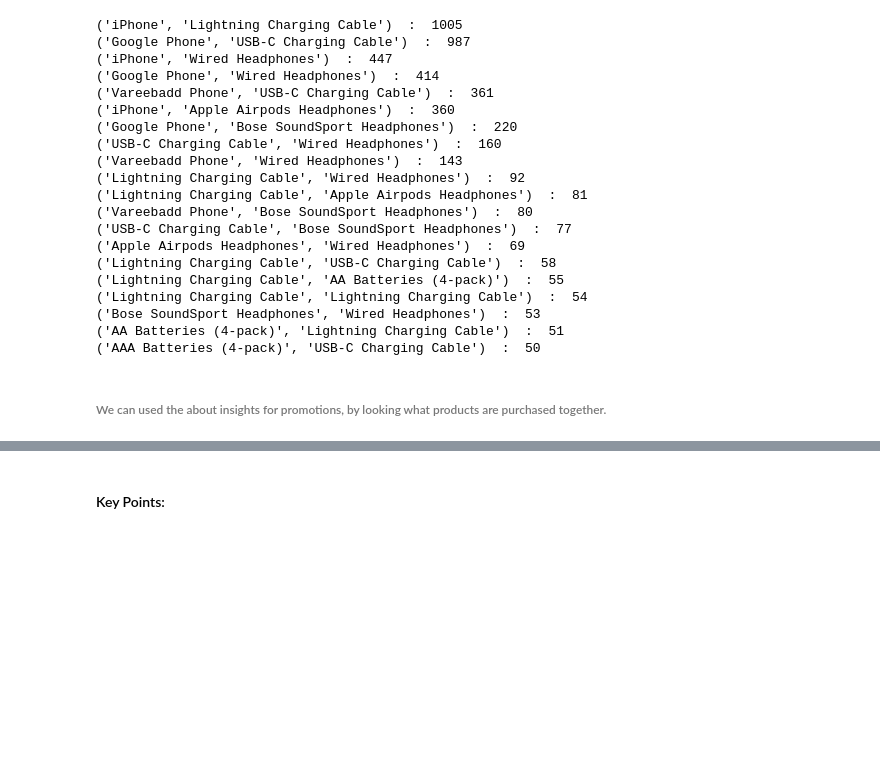
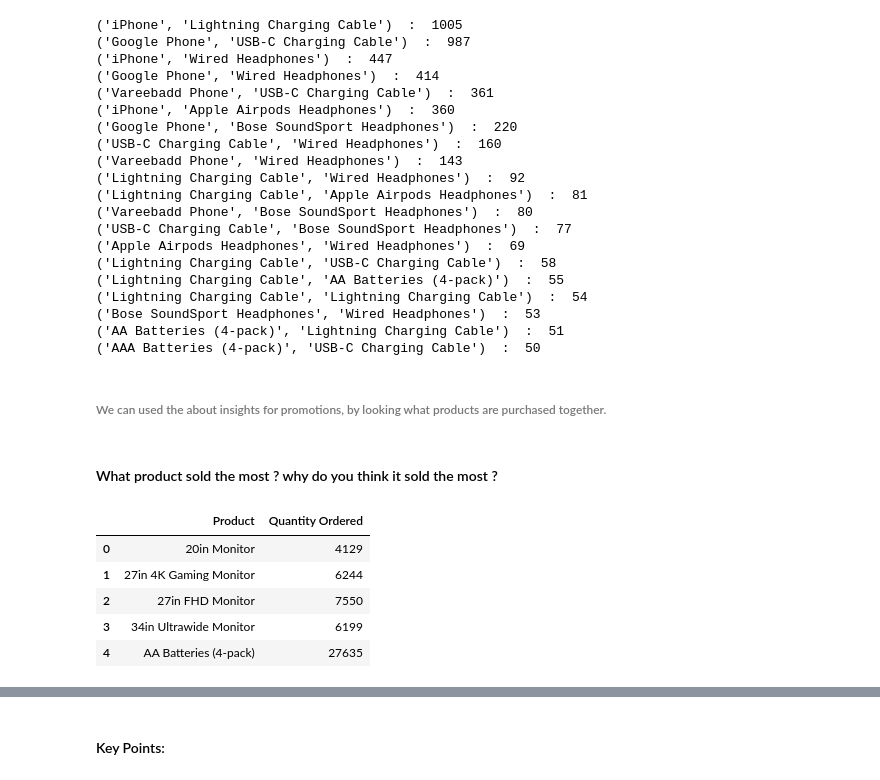
Before and after one commit to mohduzaif/Sales-Analysis-Exploratory-Data-Analysis-, a Jupyter notebook: Sales EDA.ipynb, the cells around one changed output, grey strips where cells are left out. Drawn from its saved outputs; the diff is of its cells as text; code cells hidden in the pictures; blank space fills up the shorter version.

```diff
--- a/Sales EDA.ipynb
+++ b/Sales EDA.ipynb
@@ -282,3 +282,15 @@ for key, value in count.most_common(20):
 ('AAA Batteries (4-pack)', 'USB-C Charging Cable')  :  50
 # %% [markdown]
 ###### We can used the about insights for promotions, by looking what products are purchased together.
+# %% [markdown]
+#### What product sold the most ? why do you think it sold the most ?
+# %%
+most_sale_product_df = all_data.groupby('Product', as_index = False)['Quantity Ordered'].sum()
+most_sale_product_df.head()
+# %% [output]
+|  | Product | Quantity Ordered |
+| 0 | 20in Monitor | 4129 |
+| 1 | 27in 4K Gaming Monitor | 6244 |
+| 2 | 27in FHD Monitor | 7550 |
+| 3 | 34in Ultrawide Monitor | 6199 |
+| 4 | AA Batteries (4-pack) | 27635 |
```
Also changed, not shown: parts of 8 cells of this notebook.
